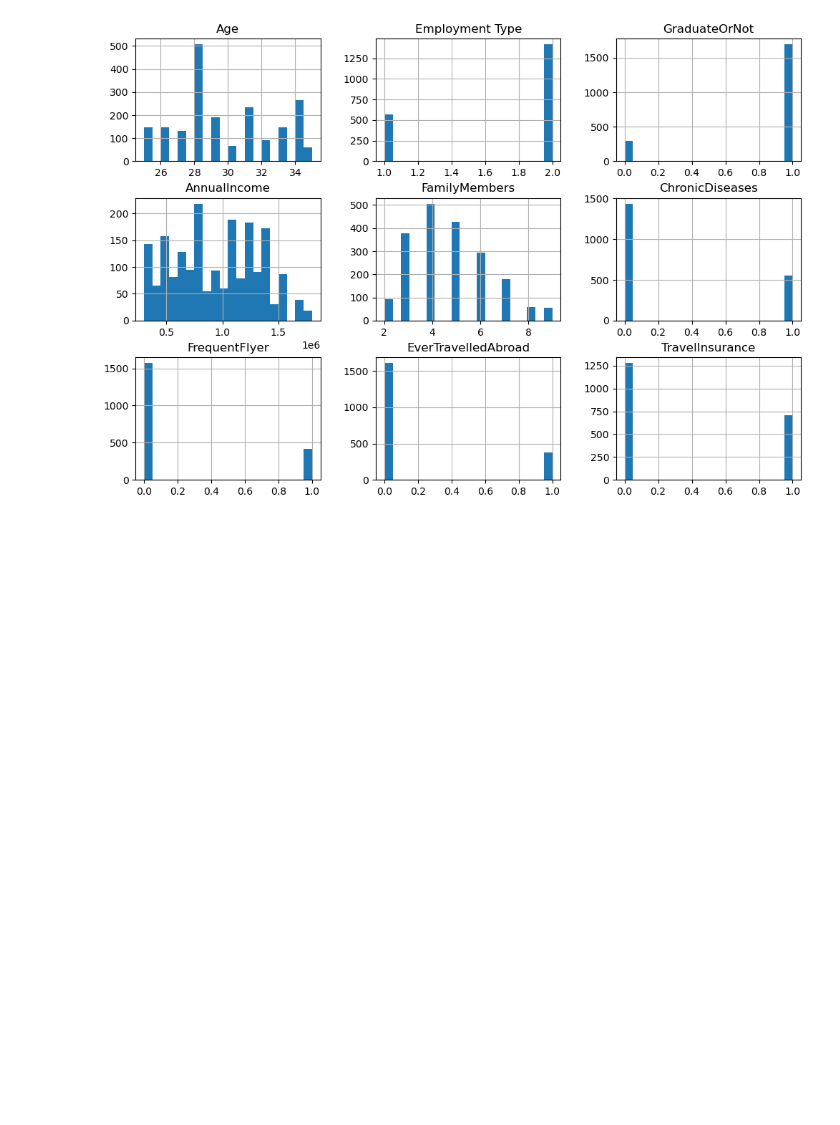
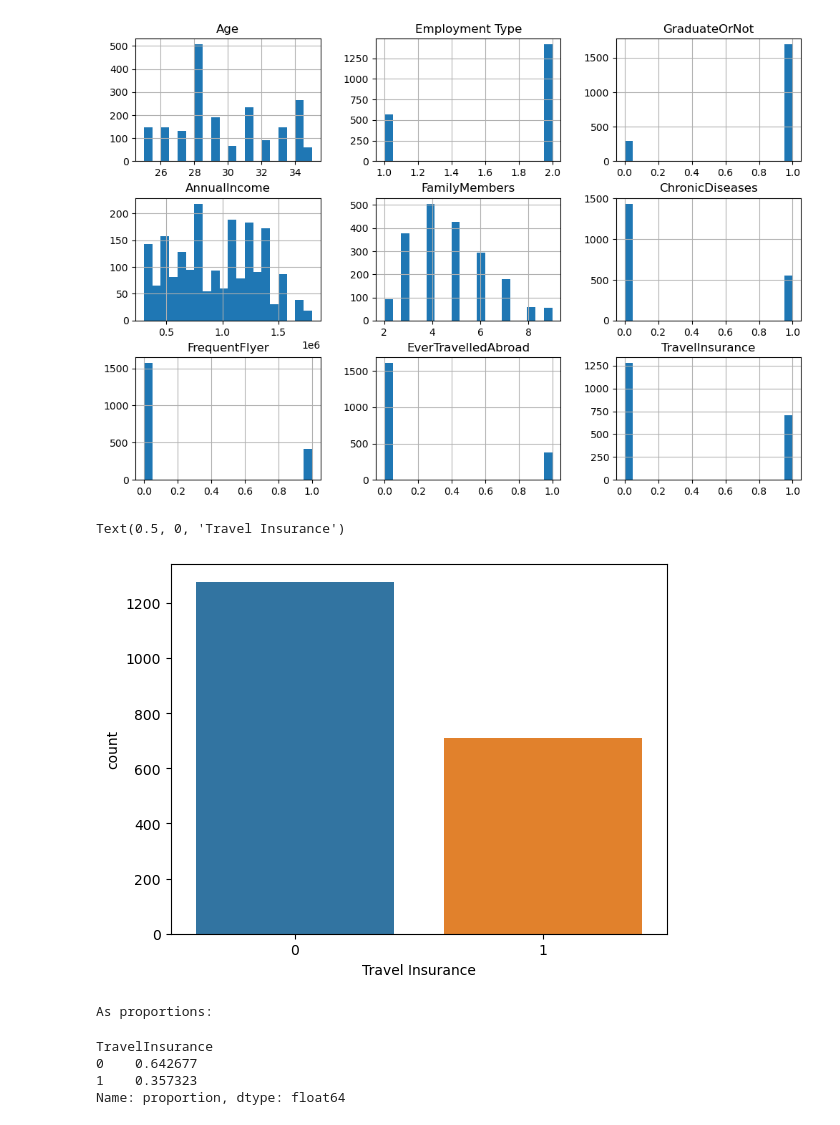
Before and after one commit to lojnys/data_science_project, a Jupyter notebook: Travel_Insurance_Classification/Proposal.ipynb, the cells around one changed output. Saved outputs shown, nothing was run; the diff lists cells and outputs as text; code cells hidden in the pictures; blank space fills up the shorter version.

```diff
--- a/Travel_Insurance_Classification/Proposal.ipynb
+++ b/Travel_Insurance_Classification/Proposal.ipynb
@@ -161,3 +161,21 @@ data.hist(figsize=(12,8),bins=20)
 plt.show()
 # %% [output]
 [figure]
+# %%
+# number of people who have insurance or not
+
+sns.countplot(x = "TravelInsurance", data = data)
+plt.xlabel("Travel Insurance")
+# %% [output]
+Text(0.5, 0, 'Travel Insurance')
+[figure, added]
+# %%
+# as proportions
+print("As proportions:")
+data["TravelInsurance"].value_counts(normalize=True)
+# %% [output]
+As proportions:
+TravelInsurance
+0    0.642677
+1    0.357323
+Name: proportion, dtype: float64
```
Also changed, not shown: parts of 13 cells of this notebook.
